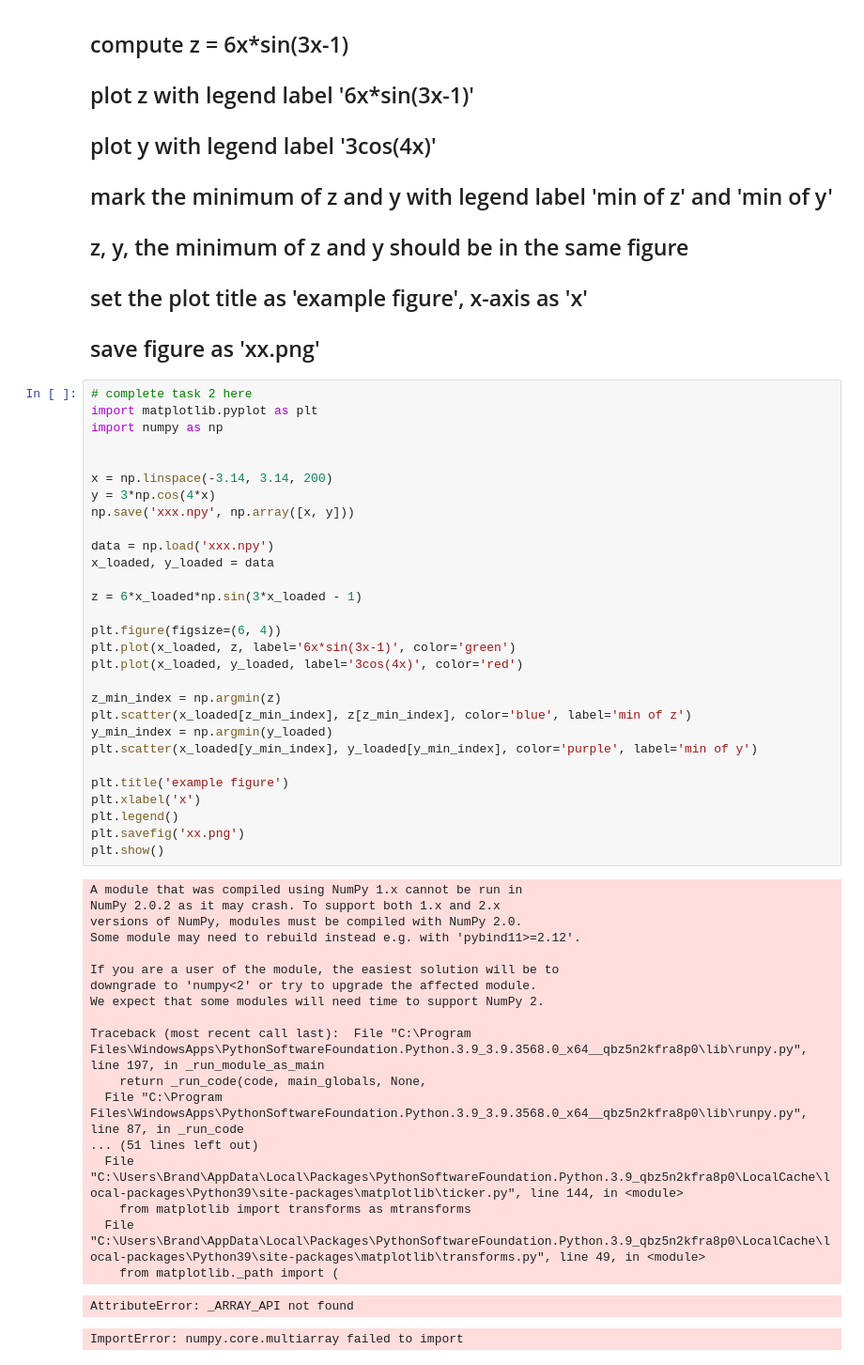
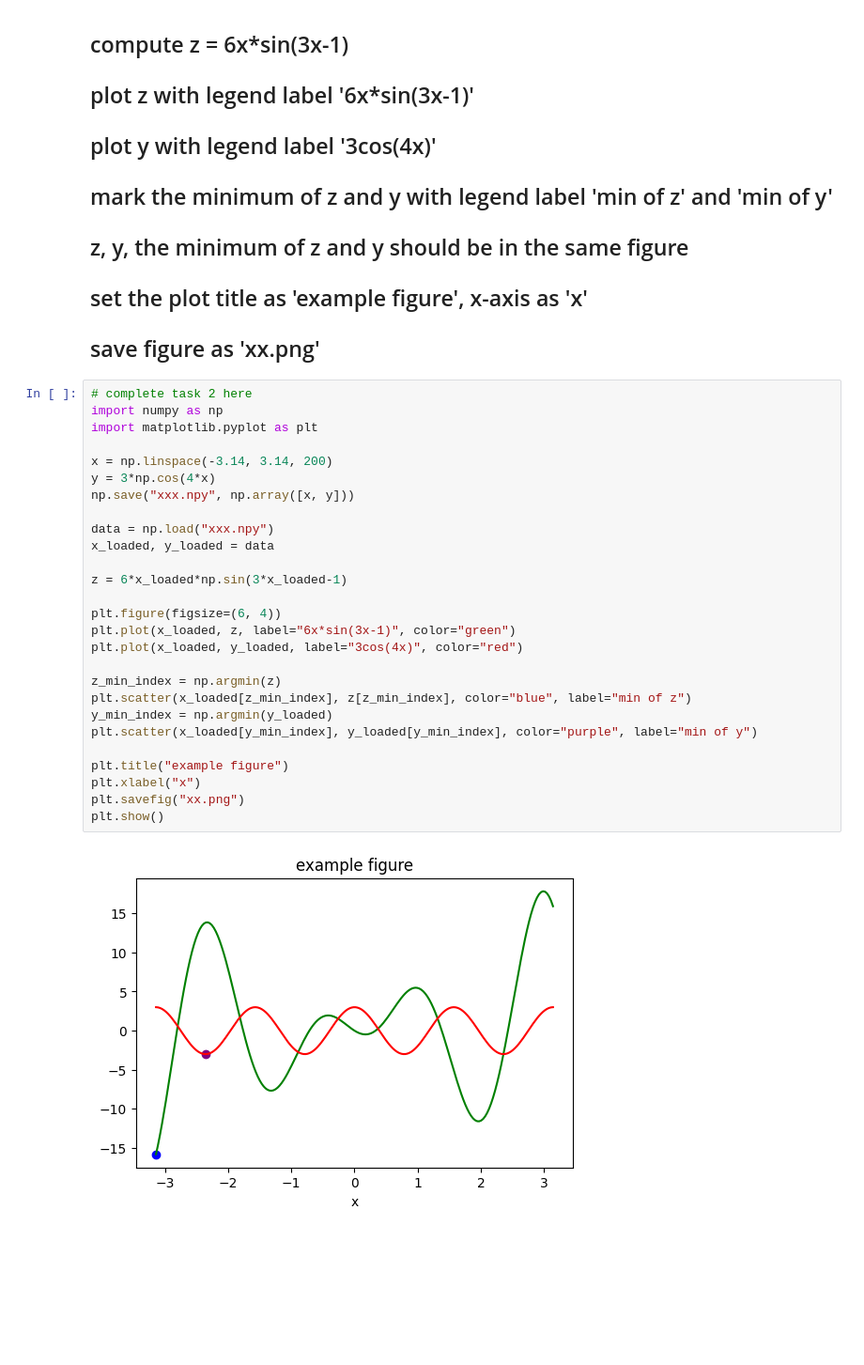
Before and after one commit to bmcano/homework-assignments, a Jupyter notebook: Machine-Learning/ma00-pythonbasics.ipynb, the cells around one changed output. Shown: that part at 94% size. Saved outputs shown, nothing was run; the diff lists cells and outputs as text; blank space fills up the shorter version.

Commit message:
fixed solution for submission

```diff
--- a/Machine-Learning/ma00-pythonbasics.ipynb
+++ b/Machine-Learning/ma00-pythonbasics.ipynb
@@ -321,50 +321,30 @@ plt.show()
 ## save figure as 'xx.png'
 # %%
 # complete task 2 here
+import numpy as np
 import matplotlib.pyplot as plt
-import numpy as np
-
 
 x = np.linspace(-3.14, 3.14, 200)
 y = 3*np.cos(4*x)
-np.save('xxx.npy', np.array([x, y]))
+np.save("xxx.npy", np.array([x, y]))
 
-data = np.load('xxx.npy')
+data = np.load("xxx.npy")
 x_loaded, y_loaded = data
 
-z = 6*x_loaded*np.sin(3*x_loaded - 1)
+z = 6*x_loaded*np.sin(3*x_loaded-1)
 
 plt.figure(figsize=(6, 4))
-plt.plot(x_loaded, z, label='6x*sin(3x-1)', color='green')
-plt.plot(x_loaded, y_loaded, label='3cos(4x)', color='red')
+plt.plot(x_loaded, z, label="6x*sin(3x-1)", color="green")
+plt.plot(x_loaded, y_loaded, label="3cos(4x)", color="red")
 
 z_min_index = np.argmin(z)
-plt.scatter(x_loaded[z_min_index], z[z_min_index], color='blue', label='min of z')
+plt.scatter(x_loaded[z_min_index], z[z_min_index], color="blue", label="min of z")
 y_min_index = np.argmin(y_loaded)
-plt.scatter(x_loaded[y_min_index], y_loaded[y_min_index], color='purple', label='min of y')
+plt.scatter(x_loaded[y_min_index], y_loaded[y_min_index], color="purple", label="min of y")
 
-plt.title('example figure')
-plt.xlabel('x')
-plt.legend()
-plt.savefig('xx.png')
+plt.title("example figure")
+plt.xlabel("x")
+plt.savefig("xx.png")
 plt.show()
 # %% [output]
-A module that was compiled using NumPy 1.x cannot be run in
-NumPy 2.0.2 as it may crash. To support both 1.x and 2.x
-versions of NumPy, modules must be compiled with NumPy 2.0.
-Some module may need to rebuild instead e.g. with 'pybind11>=2.12'.
-
-If you are a user of the module, the easiest solution will be to
-downgrade to 'numpy<2' or try to upgrade the affected module.
-We expect that some modules will need time to support NumPy 2.
-
-Traceback (most recent call last):  File "C:\Program Files\WindowsApps\PythonSoftwareFoundation.Python.3.9_3.9.3568.0_x64__qbz5n2kfra8p0\lib\runpy.py", line 197, in _run_module_as_main
-    return _run_code(code, main_globals, None,
-  File "C:\Program Files\WindowsApps\PythonSoftwareFoundation.Python.3.9_3.9.3568.0_x64__qbz5n2kfra8p0\lib\runpy.py", line 87, in _run_code
-... (51 lines left out)
-  File "C:\Users\Brand\AppData\Local\Packages\PythonSoftwareFoundation.Python.3.9_qbz5n2kfra8p0\LocalCache\local-packages\Python39\site-packages\matplotlib\ticker.py", line 144, in <module>
-    from matplotlib import transforms as mtransforms
-  File "C:\Users\Brand\AppData\Local\Packages\PythonSoftwareFoundation.Python.3.9_qbz5n2kfra8p0\LocalCache\local-packages\Python39\site-packages\matplotlib\transforms.py", line 49, in <module>
-    from matplotlib._path import (
-AttributeError: _ARRAY_API not found
-ImportError: numpy.core.multiarray failed to import
+[figure, added]
```
Also changed, not shown: 2 other files.
